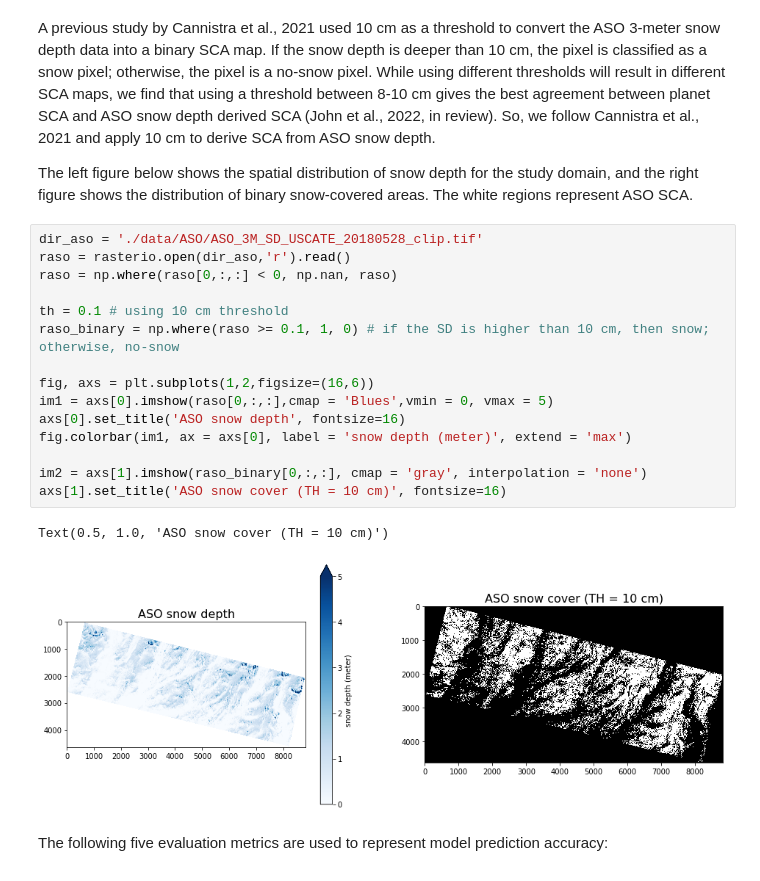
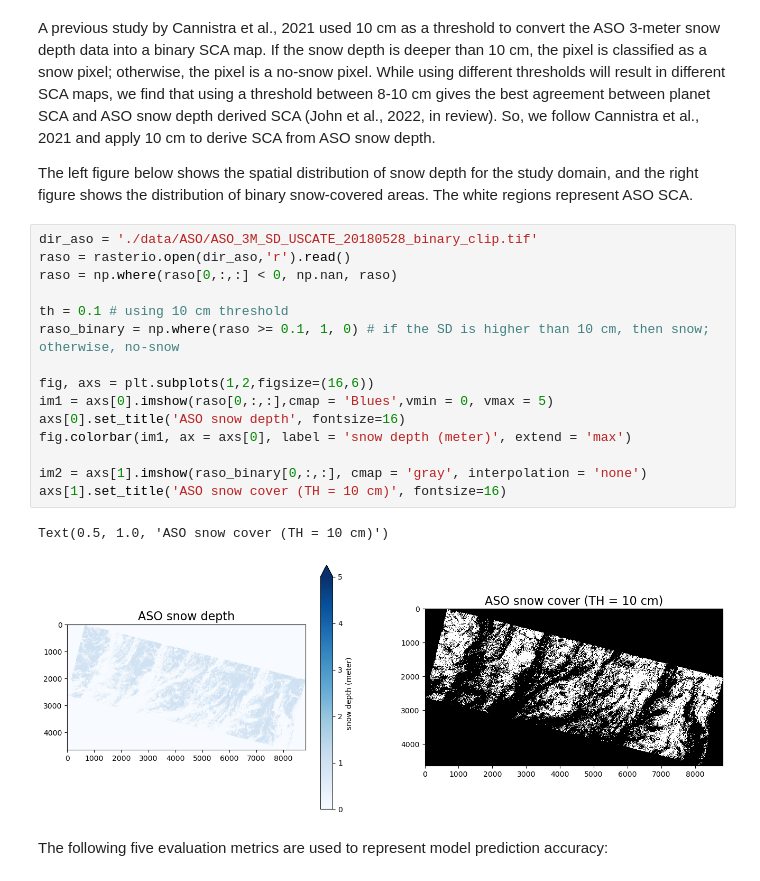
Before and after one commit to geo-smart/scm_geosmart_use_case, a Jupyter notebook: book/chapters/snow_mapping.ipynb, the cells around one changed output. Drawn from its saved outputs; the diff is of its cells as text.

```diff
--- a/book/chapters/snow_mapping.ipynb
+++ b/book/chapters/snow_mapping.ipynb
@@ -351,23 +351,23 @@ A previous study by Cannistra et al., 2021 used 10 cm as a threshold to convert
 
 The left figure below shows the spatial distribution of snow depth for the study domain, and the right figure shows the distribution of binary snow-covered areas. The white regions represent ASO SCA.
 # %%
-dir_aso = './data/ASO/ASO_3M_SD_USCATE_20180528_clip.tif'
+dir_aso = './data/ASO/ASO_3M_SD_USCATE_20180528_binary_clip.tif'
 raso = rasterio.open(dir_aso,'r').read()
 raso = np.where(raso[0,:,:] < 0, np.nan, raso)
 
 th = 0.1 # using 10 cm threshold
 raso_binary = np.where(raso >= 0.1, 1, 0) # if the SD is higher than 10 cm, then snow; otherwise, no-snow
 
 fig, axs = plt.subplots(1,2,figsize=(16,6))
 im1 = axs[0].imshow(raso[0,:,:],cmap = 'Blues',vmin = 0, vmax = 5)
 axs[0].set_title('ASO snow depth', fontsize=16)
 fig.colorbar(im1, ax = axs[0], label = 'snow depth (meter)', extend = 'max')
 
 im2 = axs[1].imshow(raso_binary[0,:,:], cmap = 'gray', interpolation = 'none')
 axs[1].set_title('ASO snow cover (TH = 10 cm)', fontsize=16)
 # %% [output]
 Text(0.5, 1.0, 'ASO snow cover (TH = 10 cm)')
-[figure, old version]
+[figure, new version]
 # %% [markdown]
 The following five evaluation metrics are used to represent model prediction accuracy:
 # %% [markdown]
```
Also changed, not shown: parts of 13 cells of this notebook, 13 other files.
